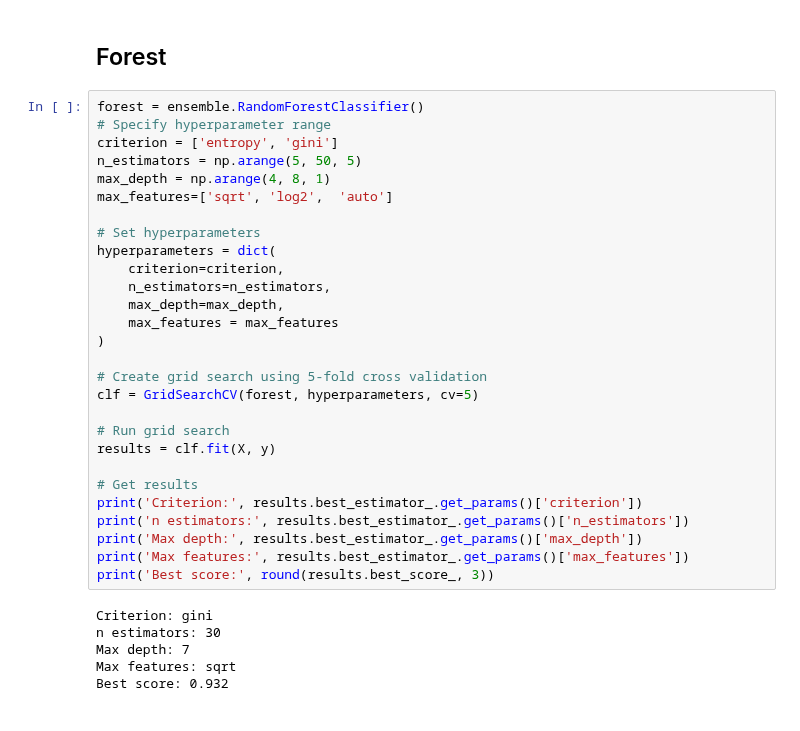
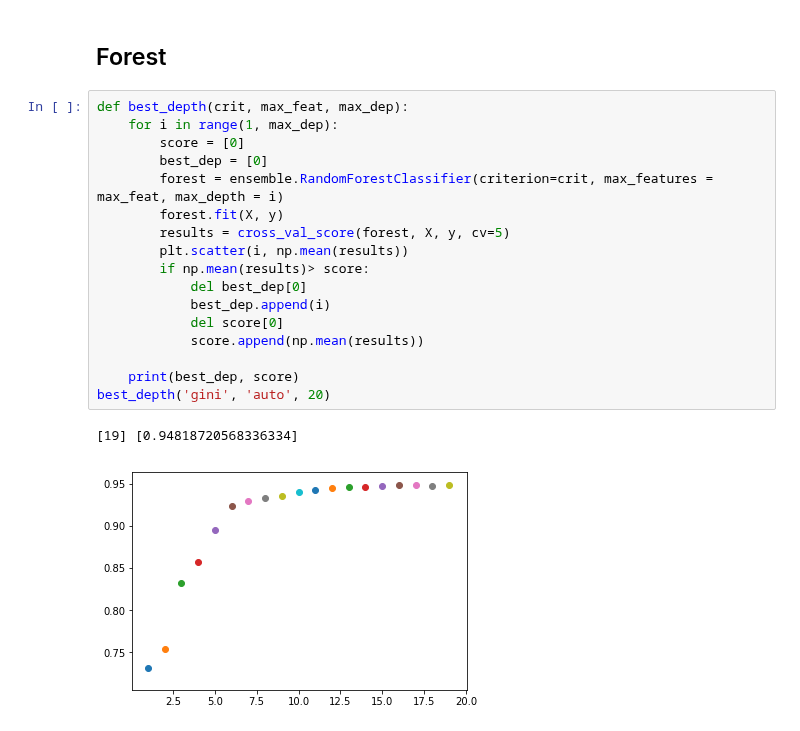
Before and after one commit to efuller11/Thinkful, a Jupyter notebook: Unit 3 lesson 2 Challenge If a tree falls in the forest.ipynb, the cells around one changed output. Saved outputs shown, nothing was run; the diff lists cells and outputs as text.

```diff
--- a/Unit 3 lesson 2 Challenge If a tree falls in the forest.ipynb
+++ b/Unit 3 lesson 2 Challenge If a tree falls in the forest.ipynb
@@ -170,36 +195,22 @@ array([ 0.93618343,  0.78217237,  0.92136088,  0.90855989,  0.75904925,
 # %% [markdown]
 ## Forest
-# %%
-forest = ensemble.RandomForestClassifier()
-# Specify hyperparameter range
-criterion = ['entropy', 'gini']
-n_estimators = np.arange(5, 50, 5)
-max_depth = np.arange(4, 8, 1)
-max_features=['sqrt', 'log2',  'auto']
-
-# Set hyperparameters
-hyperparameters = dict(
-    criterion=criterion,
-    n_estimators=n_estimators,
-    max_depth=max_depth,
-    max_features = max_features
-)
-
-# Create grid search using 5-fold cross validation
-clf = GridSearchCV(forest, hyperparameters, cv=5)
-
-# Run grid search
-results = clf.fit(X, y)
-
-# Get results
-print('Criterion:', results.best_estimator_.get_params()['criterion'])
-print('n estimators:', results.best_estimator_.get_params()['n_estimators'])
-print('Max depth:', results.best_estimator_.get_params()['max_depth'])
-print('Max features:', results.best_estimator_.get_params()['max_features'])
-print('Best score:', round(results.best_score_, 3))
-# %% [output]
-Criterion: gini
-n estimators: 30
-Max depth: 7
-Max features: sqrt
-Best score: 0.932
+# %%
+def best_depth(crit, max_feat, max_dep):
+    for i in range(1, max_dep):
+        score = [0]
+        best_dep = [0]
+        forest = ensemble.RandomForestClassifier(criterion=crit, max_features = max_feat, max_depth = i)
+        forest.fit(X, y)
+        results = cross_val_score(forest, X, y, cv=5)
+        plt.scatter(i, np.mean(results))
+        if np.mean(results)> score:
+            del best_dep[0]
+            best_dep.append(i)
+            del score[0]
+            score.append(np.mean(results))
+
+    print(best_dep, score)
+best_depth('gini', 'auto', 20)
+# %% [output]
+[19] [0.94818720568336334]
+[figure, added]
```
Also changed, not shown: parts of 17 cells of this notebook.
